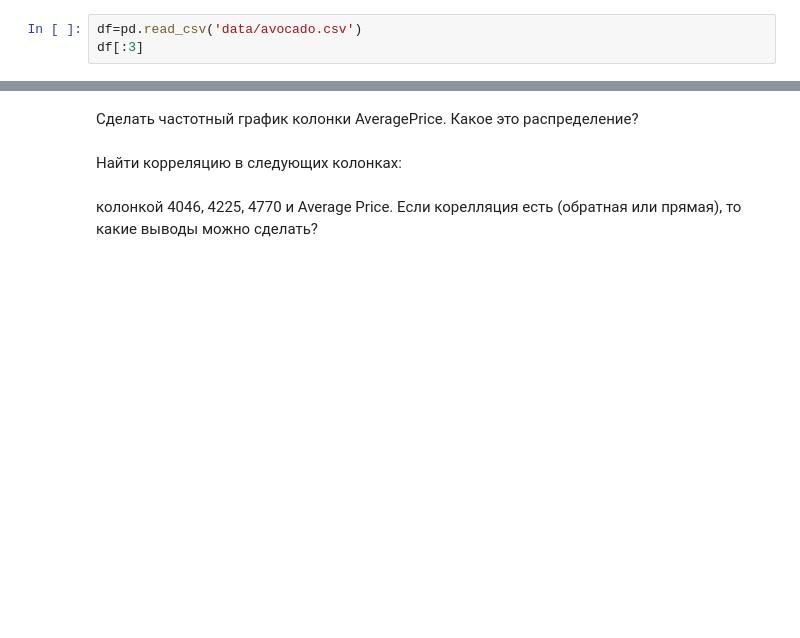
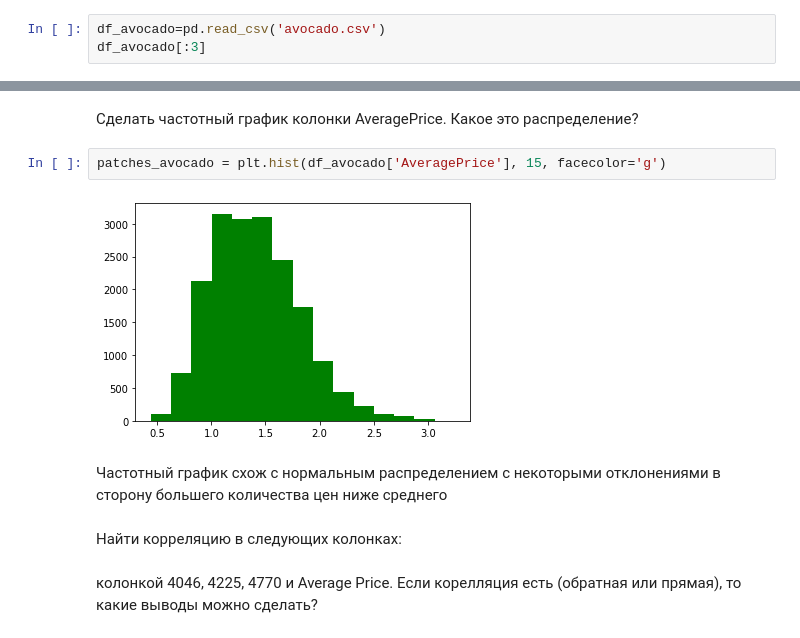
Before and after one commit to DmitryTrufanov/pyda-10-hw-18, a Jupyter notebook: homework-3.ipynb, the cells around one changed output, grey strips where cells are left out. Cells and saved outputs as stored; diff of their text form; blank space fills up the shorter version.

```diff
--- a/homework-3.ipynb
+++ b/homework-3.ipynb
@@ -205,8 +210,8 @@ plt.show()
 # %% [markdown]
 Загрузить таблицу цен на авокадо:
 # %%
-df=pd.read_csv('data/avocado.csv')
-df[:3]
+df_avocado=pd.read_csv('avocado.csv')
+df_avocado[:3]
 # %% [output]
 |  | Unnamed: 0 | Date | AveragePrice | Total Volume | 4046 | 4225 | 4770 | Total Bags | Small Bags | ... |
 | 0 | 0 | 2015-12-27 | 1.33 | 64236.62 | 1036.74 | 54454.85 | 48.16 | 8696.87 | 8603.62 | ... |
@@ -215,5 +240,11 @@ df[:3]
 # %% [markdown]
 Сделать частотный график колонки AveragePrice. Какое это распределение?
+# %%
+patches_avocado = plt.hist(df_avocado['AveragePrice'], 15, facecolor='g')
+# %% [output]
+[figure, added]
+# %% [markdown]
+Частотный график схож с нормальным распределением с некоторыми отклонениями в сторону большего количества цен ниже среднего
 # %% [markdown]
 Найти корреляцию в следующих колонках:
 # %% [markdown]
```
Also changed, not shown: parts of 10 cells of this notebook.
